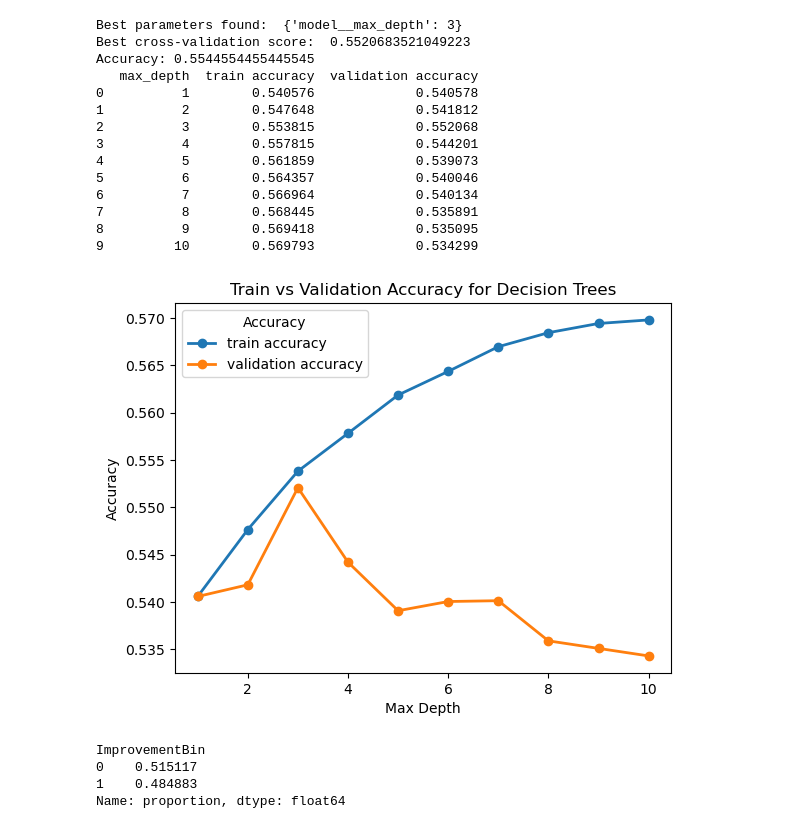
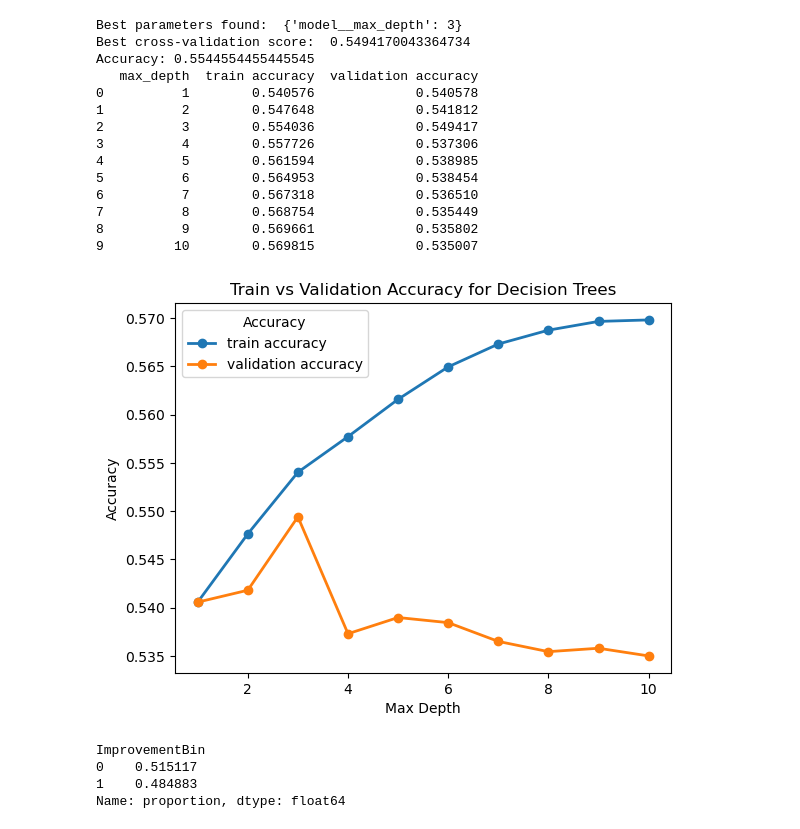
Before and after one commit to rhit-calviet/Swim-Analysis, a Jupyter notebook: Main/ImprovementInCollege_DTree.ipynb, the cells around one changed output. Cells and saved outputs as stored; diff of their text form; code cells hidden in the pictures.

```diff
--- a/Main/ImprovementInCollege_DTree.ipynb
+++ b/Main/ImprovementInCollege_DTree.ipynb
@@ -87,6 +87,7 @@ df['Improvement'] = df['ID'].map(late_points - early_points)
 if df['Improvement'].nunique() > 1:
     df['ImprovementBin'] = pd.qcut(df['Improvement'], q=2, labels=False, duplicates='drop')
     df['ImprovementBinLabel'] = df['ImprovementBin'].map({0: "Lower", 1: "Higher"})
+    r, z = pd.qcut(df['Improvement'], q=2, labels=False, duplicates='drop', retbins=True)
 else:
     df['ImprovementBin'] = 0
     df['ImprovementBinLabel'] = "Same"
@@ -107,7 +108,7 @@ df_summary = df.groupby('ID').agg({
 
 # Step 11: Apply OneHotEncoder to categorical columns
 categorical_columns = ['Division', 'Gender', 'Specialty']
-encoder = OneHotEncoder(drop='first', sparse_output=False)
+encoder = OneHotEncoder(drop=None, sparse_output=False)
 encoded_categorical_features = encoder.fit_transform(df_summary[categorical_columns])
 encoded_df = pd.DataFrame(encoded_categorical_features, columns=encoder.get_feature_names_out(categorical_columns))
 encoded_df['power_tot_rating'] = df_summary['power_tot_rating']
@@ -123,43 +124,43 @@ dtree_cv.fit(X, y)
 
 print("Best parameters found: ", dtree_cv.best_params_)
 print("Best cross-validation score: ", dtree_cv.best_score_)
 
 # Step 13: Post-analysis
 accuracy = dtree_cv.score(X, y)
 print('Accuracy:', accuracy)
 
 depth_values = dtree_cv.cv_results_['param_model__max_depth']
 results = pd.DataFrame({
     'max_depth': depth_values,
     'train accuracy': dtree_cv.cv_results_['mean_train_score'],
     'validation accuracy': dtree_cv.cv_results_['mean_test_score']
 })
 
 print(results)
 
 # Step 14: Plot accuracy
 results.plot(x='max_depth', y=['train accuracy', 'validation accuracy'], marker='o', linestyle='-', linewidth=2)
 plt.title('Train vs Validation Accuracy for Decision Trees')
 plt.xlabel('Max Depth')
 plt.ylabel('Accuracy')
 plt.legend(title='Accuracy')
 plt.show()
 # %% [output]
 Best parameters found:  {'model__max_depth': 3}
-Best cross-validation score:  0.5520683521049223
+Best cross-validation score:  0.5494170043364734
 Accuracy: 0.5544554455445545
    max_depth  train accuracy  validation accuracy
 0          1        0.540576             0.540578
 1          2        0.547648             0.541812
-2          3        0.553815             0.552068
-3          4        0.557815             0.544201
-4          5        0.561859             0.539073
-5          6        0.564357             0.540046
-6          7        0.566964             0.540134
-7          8        0.568445             0.535891
-8          9        0.569418             0.535095
-9         10        0.569793             0.534299
+2          3        0.554036             0.549417
+3          4        0.557726             0.537306
+4          5        0.561594             0.538985
+5          6        0.564953             0.538454
+6          7        0.567318             0.536510
+7          8        0.568754             0.535449
+8          9        0.569661             0.535802
+9         10        0.569815             0.535007
-[figure, old version]
+[figure, new version]
 # %%
 df_summary.ImprovementBin.value_counts(normalize=True)
 # %% [output]
```
Also changed, not shown: parts of 2 cells of this notebook.
